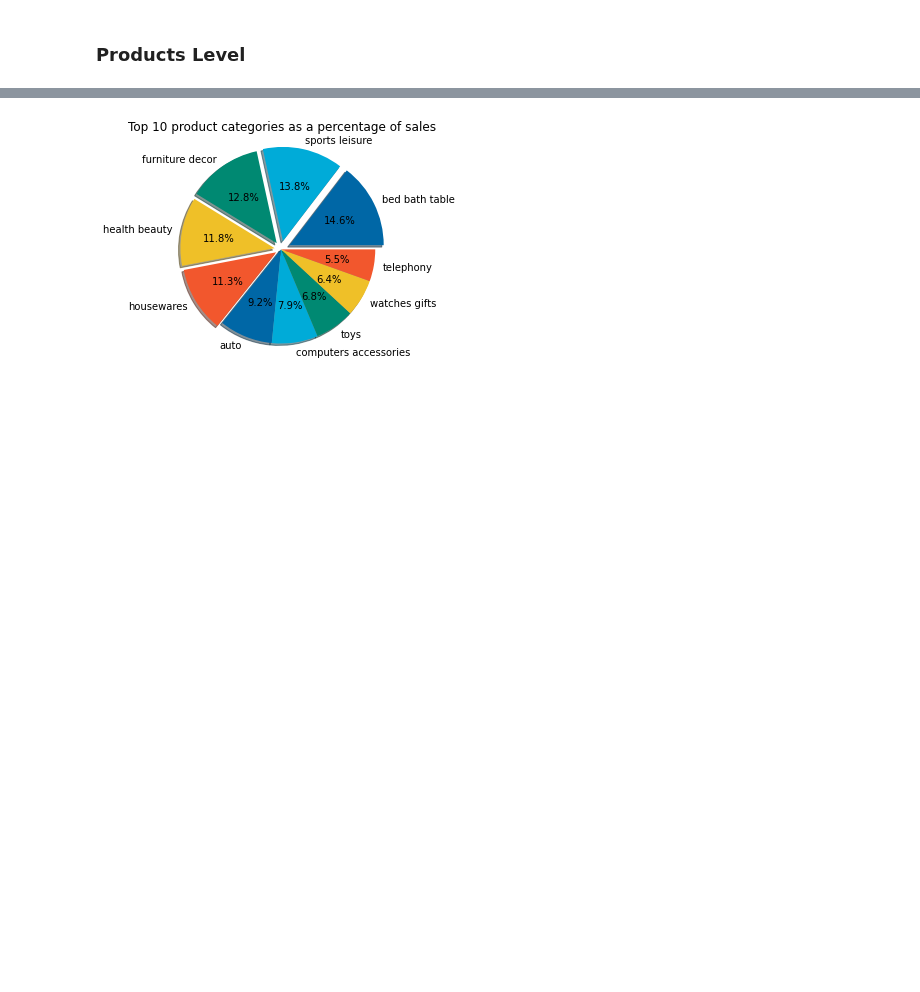
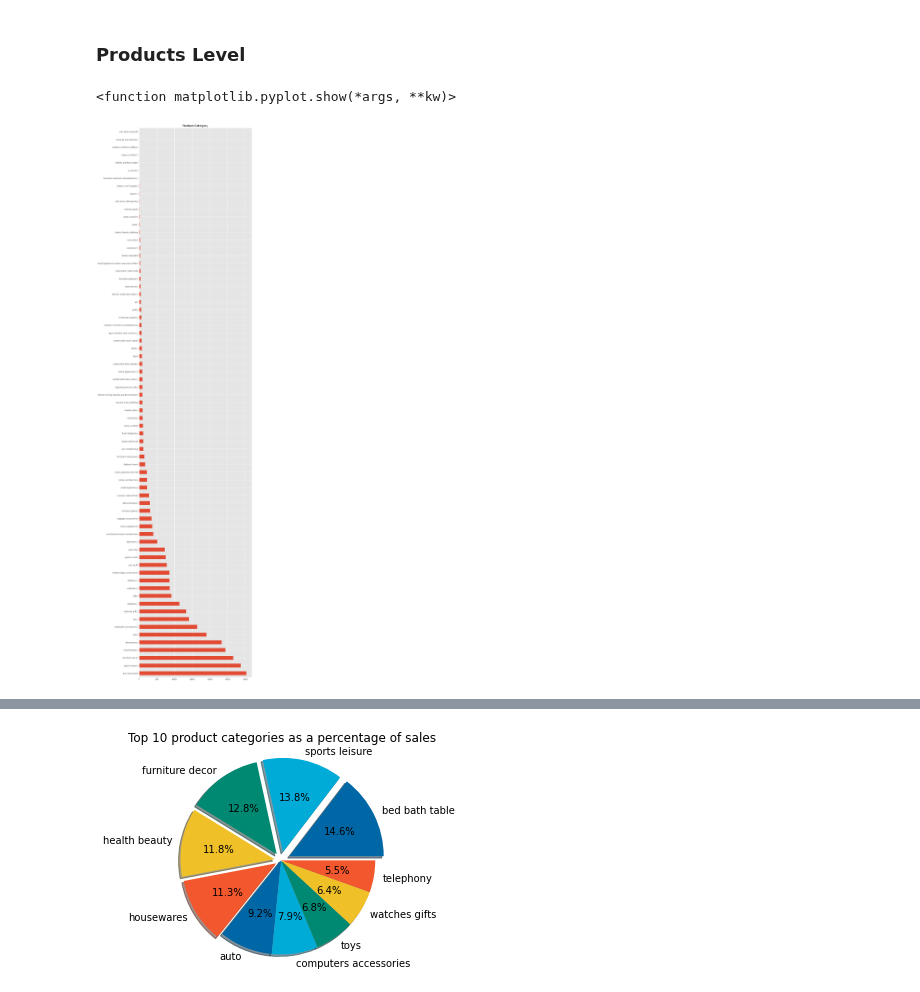
Before and after one commit to hilarylimyuxuan/Customer-Segmentation-Model, a Jupyter notebook: Olist Customer Segmentation Model.ipynb, the cells around one changed output, grey strips where cells are left out. Drawn from its saved outputs; the diff is of its cells as text; code cells hidden in the pictures; blank space fills up the shorter version.

```diff
--- a/Olist Customer Segmentation Model.ipynb
+++ b/Olist Customer Segmentation Model.ipynb
@@ -1532,6 +1591,16 @@ display(cs_df.head())
 colors = []
 # %% [markdown]
 ### Products Level
+# %%
+#Statistical sales of different product types
+import matplotlib.pyplot as plt
+plt.subplots()
+colors = ['#0067a6','#00abd8','#008972','#efc028','#f2572d']
+product_total.plot(kind='barh',figsize=(10,50),title='Product Category')
+plt.show
+# %% [output]
+<function matplotlib.pyplot.show(*args, **kw)>
+[figure, added]
 # %%
 #Top 10 selling product categories as a percentage of total orders20745
 t=pd.DataFrame()
```
Also changed, not shown: parts of 23 cells of this notebook.
